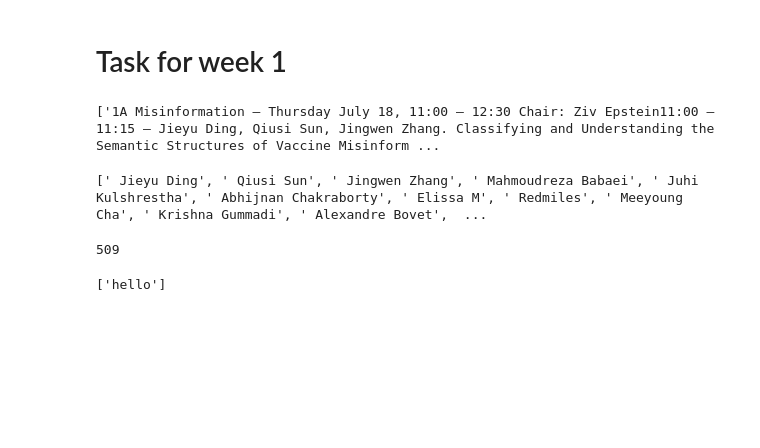
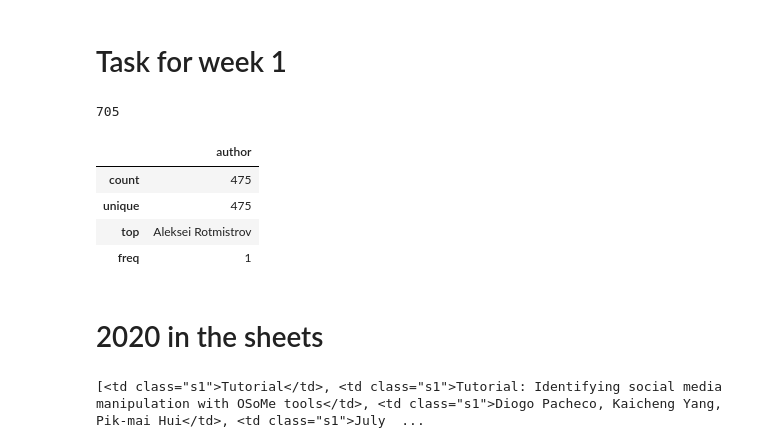
Before and after one commit to joachimschroeder/comsocsci2023, a Jupyter notebook: additional_notebooks/ScreenScraping.ipynb, the cells around one changed output. Saved outputs shown, nothing was run; the diff lists cells and outputs as text; code cells hidden in the pictures; blank space fills up the shorter version.

```diff
--- a/additional_notebooks/ScreenScraping.ipynb
+++ b/additional_notebooks/ScreenScraping.ipynb
@@ -136,31 +137,17 @@ temp = []
 for el in texts:
     if 'Chair' in el:
         temp.append(el)
-
-temp2 = []
-for line in temp:
-    temp2.extend(line.split("–"))
-
-temp3 = []
-for line in temp2:
-    temp3.extend(line.split(","))
-
-temp4 = []
-
-#print(temp3)
-# %% [output]
-['1A Misinformation – Thursday July 18, 11:00 – 12:30 Chair: Ziv Epstein11:00 – 11:15 – Jieyu Ding, Qiusi Sun, Jingwen Zhang. Classifying and Understanding the Semantic Structures of Vaccine Misinform ...
 # %%
 all_names = []
-for el in text2:
-    temp = el.split(".")
-    for el2 in temp:
+for el in temp:
+    t = el.split(".")
+    for el2 in t:
         names = el2.split("–")[-1].split(",")
         all_names.extend(names)
 
-print(all_names)
+print(len(all_names))
 # %% [output]
-[' Jieyu Ding', ' Qiusi Sun', ' Jingwen Zhang', ' Mahmoudreza Babaei', ' Juhi Kulshrestha', ' Abhijnan Chakraborty', ' Elissa M', ' Redmiles', ' Meeyoung Cha', ' Krishna Gummadi', ' Alexandre Bovet',  ...
+705
 # %%
 LINK_2019_P = "https://2019.ic2s2.org/posters/"
 r_2019_P = requests.get(LINK_2019_P)
@@ -188,13 +175,41 @@ temp4 = []
 for line in names:
     temp4.extend(line.split(","))
 
+temp5 = []
+for line in temp4:
+    temp5.extend(line.split("and "))
+
+temp6 = list(set(temp5))
+temp6.remove("")
+
 final = []
-for line in temp4:
-    final.extend(line.split("and "))
+for line in temp6:
+    final.append(line[1:]) if line[0] == " " else final.append(line)
 
-print(len(final))
+final = list(set(final))
+final.remove("")
-# %% [output]
-509
+# %%
+df = pd.DataFrame(final)
+df.columns = ["author"]
+df.to_csv("2019_poster.csv", index=False)
+df.describe()
+# %% [output]
+|  | author |
+| count | 475 |
+| unique | 475 |
+| top | Aleksei Rotmistrov |
+| freq | 1 |
+# %% [markdown]
+# 2020 in the sheets
 # %%
+LINK = "https://docs.google.com/spreadsheets/d/e/2PACX-1vTX9_1Xftn7D-nSI8X9b7tafr_Z0kAbphKdfZ8qUSU9p-syXNsGPdhHl5ZyTnKKL-T6dCEJqtsrn3wy/pubhtml/sheet?headers=false&gid=181378784"
+r = requests.get(LINK)
+soup = BeautifulSoup(r.content)
-# %% [output]
-['hello']
+# %%
+class_name =  "waffle"
+table = soup.find("table",{"class": class_name})
+rows = table.find_all("tr") #, {"class": "name"})
+names = rows[3].find_all("td", {"class": "s1"})
+print(names)
+# %% [output]
+[<td class="s1">Tutorial</td>, <td class="s1">Tutorial: Identifying social media manipulation with OSoMe tools</td>, <td class="s1">Diogo Pacheco, Kaicheng Yang, Pik-mai Hui</td>, <td class="s1">July  ...
```
Also changed, not shown: parts of 8 cells of this notebook, 6 other files.
